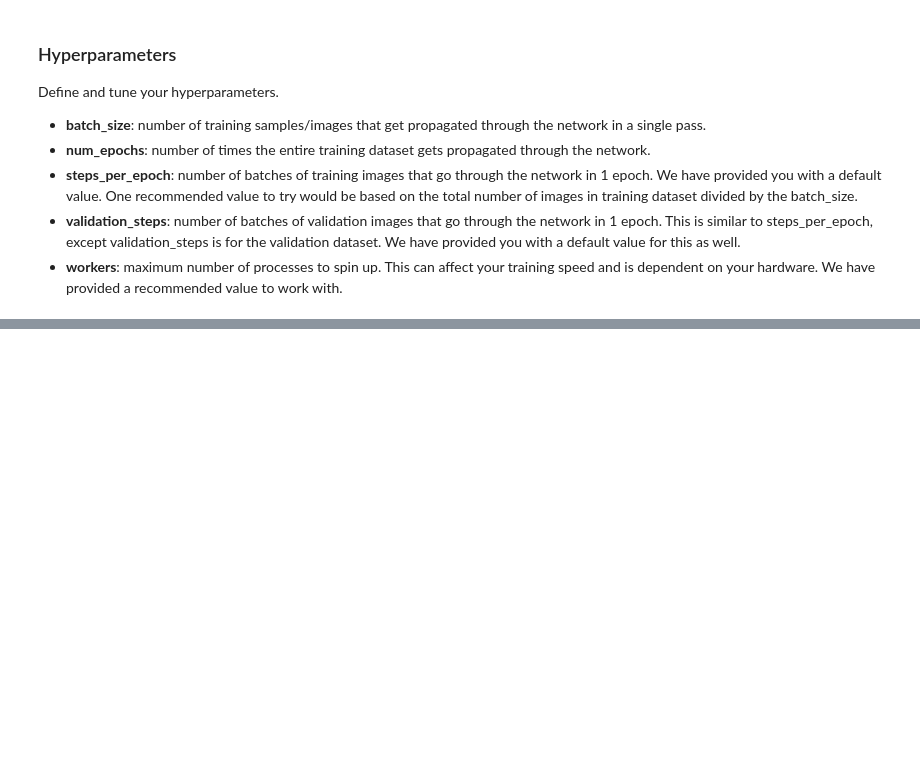
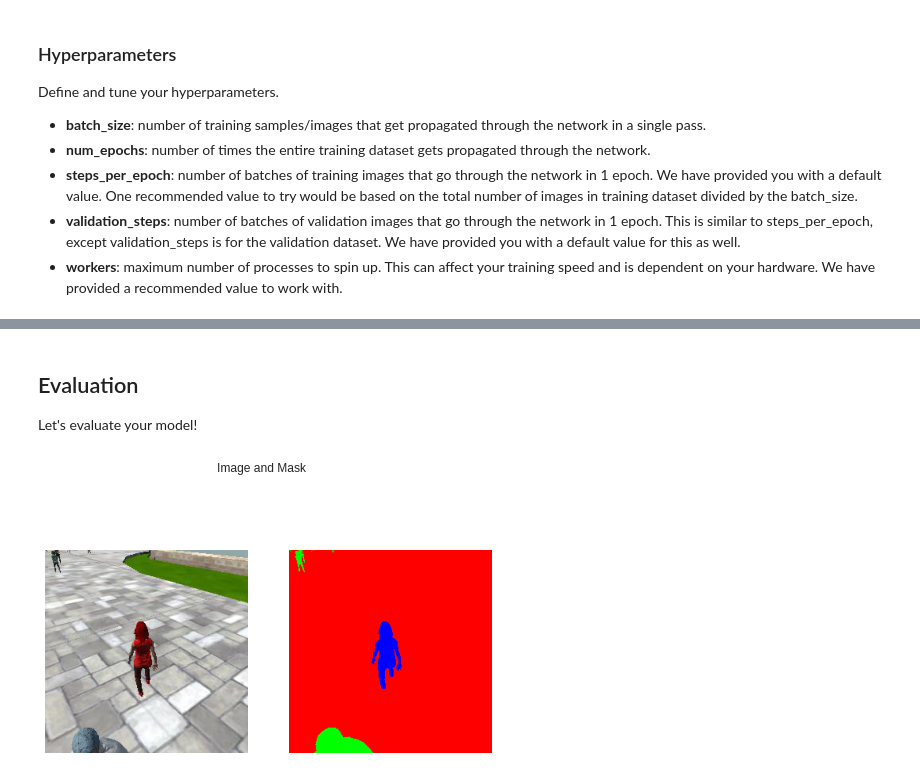
Before and after one commit to houssemjebari/UDACITY-RoboticsSoftware, a Jupyter notebook: Project 4 - Follow me/code/model_training.ipynb, the cells around one changed output, grey strips where cells are left out. Saved outputs shown, nothing was run; the diff lists cells and outputs as text; code cells hidden in the pictures; blank space fills up the shorter version.

```diff
--- a/Project 4 - Follow me/code/model_training.ipynb
+++ b/Project 4 - Follow me/code/model_training.ipynb
@@ -261,0 +286,39 @@ print(final_score)
+# %% [markdown]
+## Evaluation<a id='evaluation'></a>
+Let's evaluate your model!
+# %%
+import matplotlib.pyplot as plt
+import matplotlib.image as mpimg
+import cv2
+import os
+import random
+from glob import glob
+
+
+# Create a list of images and sort them
+path_image = os.path.join('/content','data','validation','images_validation','images')
+os.chdir(path_image)
+image_filenames = glob("*.jpeg")
+image_filenames.sort()
+
+# Create a list of masks and sort them
+path_mask = os.path.join('/content','data','validation','masks_validation','masks')
+os.chdir(path_mask)
+mask_filenames = glob("*.png")
+mask_filenames.sort()
+
+# import a random image along with its mask
+rand = random.randint(0,len(image_filenames)-1)
+image = mpimg.imread(os.path.join(path_image,image_filenames[rand]))
+mask = mpimg.imread(os.path.join(path_mask,mask_filenames[rand]))
+
+# plot them
+fig, axs = plt.subplots(1,2)
+fig.suptitle('Image and Mask')
+axs[0].imshow(image)
+axs[1].imshow(mask)
+axs[0].axis('off')
+axs[1].axis('off')
+plt.show()
+# %% [output]
+[figure, added]
```
Also changed, not shown: parts of 59 cells of this notebook.
